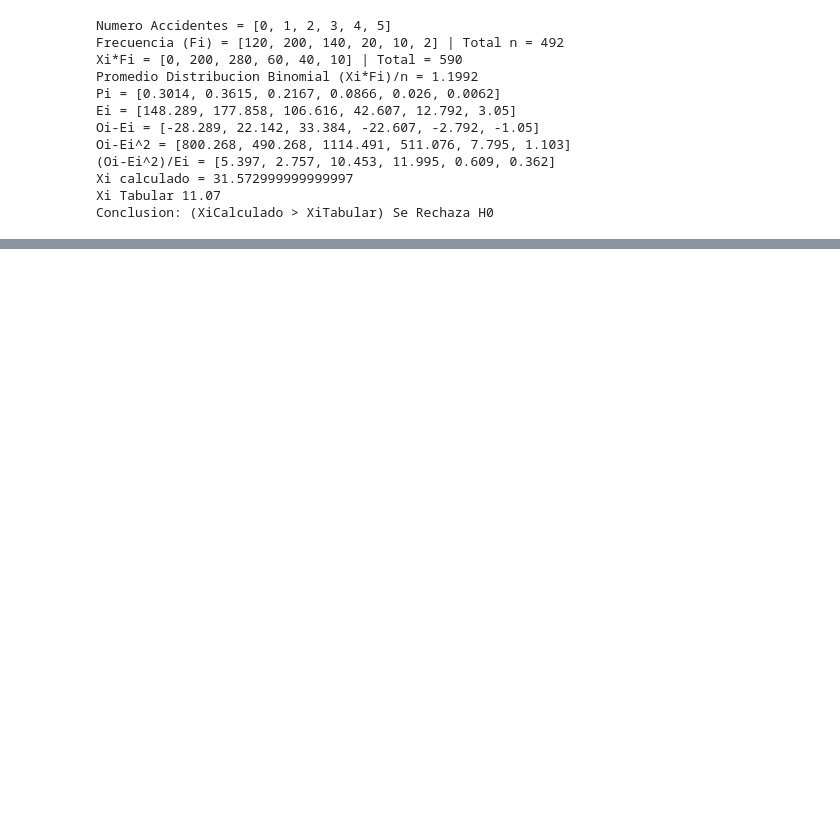
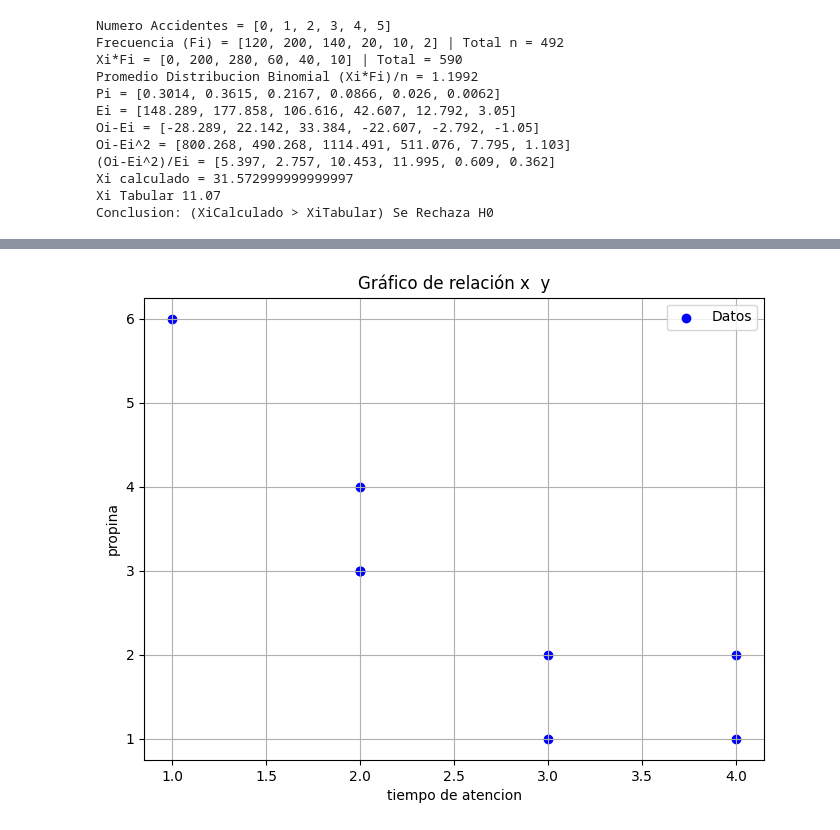
Before and after one commit to ElderJV/UNI-VERANO, a Jupyter notebook: EstadisticaInferencial/Ejercicios_S7.ipynb, the cells around one changed output, grey strips where cells are left out. Saved outputs shown, nothing was run; the diff lists cells and outputs as text; code cells hidden in the pictures; blank space fills up the shorter version.

```diff
--- a/EstadisticaInferencial/Ejercicios_S7.ipynb
+++ b/EstadisticaInferencial/Ejercicios_S7.ipynb
@@ -684,0 +724,74 @@ Conclusion: (XiCalculado > XiTabular) Se Rechaza H0
+# %%
+import matplotlib.pyplot as plt
+
+# Datos
+pregunta= "¿Cuánto en Promedio recibirá de propina un moso que se ha demorado en atender 3.5 minutos?"
+VariableX = 3.5
+x = [3,2,2,4,1,4,3,2,2]
+TextX = "tiempo de atencion"
+y = [1,3,3,2,6,1,2,3,4]
+TextY = "propina"
+n = len(x)
+
+#------------------------------------------------
+# Creacion y muestra en pantalla del grafico
+plt.figure(figsize=(8, 6))
+plt.scatter(x, y, color='blue', label='Datos')
+# Personalizar el gráfico
+plt.title('Gráfico de relación x  y')
+plt.xlabel(TextX)
+plt.ylabel(TextY)
+plt.grid(True)
+plt.legend()
+# Mostrar el gráfico
+plt.show()
+#-----------------------------------------------
+
+print("X:",x,"Total =",sum(x))
+print("Y:",y,"Total =",sum(y))
+
+# Calculo x*y | x^2 | y^2
+xy=[]
+x2=[]
+y2=[]
+for posC,numero in enumerate(x):
+    valorXY = numero*y[posC]
+    valorX2 = numero**2
+    valorY2 = y[posC]**2
+    xy.append(valorXY)
+    x2.append(valorX2)
+    y2.append(valorY2)
+
+print("X*Y:",xy,"Total =",sum(xy))
+print("X^2:",x2,"Total =",sum(x2))
+print("Y^2:",y2,"Total =",sum(y2))
+
+# CALCULO DE COEFICIENTES PRACTICO
+# PASO 1.
+NuB1 = (n*sum(xy))-(sum(x)*sum(y))
+DeNB1 = (n*sum(x2))-(sum(x)**2)
+B1 = round(NuB1/DeNB1,4)
+print("\nPASO 1\nB1 =",NuB1,"/",DeNB1," =",B1)
+
+# PASO 2.
+NuB0 = (sum(y)-B1*sum(x))
+B0 = round(NuB0/n,4)
+print("\nPASO 2\nB0 =",NuB0,"/",n," =",B0)
+
+# Ecuacion de Pronostico:
+print("\nEcuacion de Pronostico\nY =",B0,B1,"X")
+estado = ""
+if B1<0:
+    estado="disminuye"
+else:
+    estado="aumenta"
+
+print("B1 = Cuando el",TextX,"aumenta en 1 la",TextY,"en promedio\n    ",estado,abs(B1))
+print("B0 = Cuando el",TextX,"sea 0 o minimo la",TextY,"en promedio\n     será de",abs(B0),"\n")
+
+# Calculo de pregunta reemplazando la variable
+PronosticoXy = B0+(B1*VariableX)
+print(pregunta)
+print("Respuesta Pregunta =",PronosticoXy)
+# %% [output]
+[figure, added]
```
Also changed, not shown: parts of 11 cells of this notebook, 19 other files.
